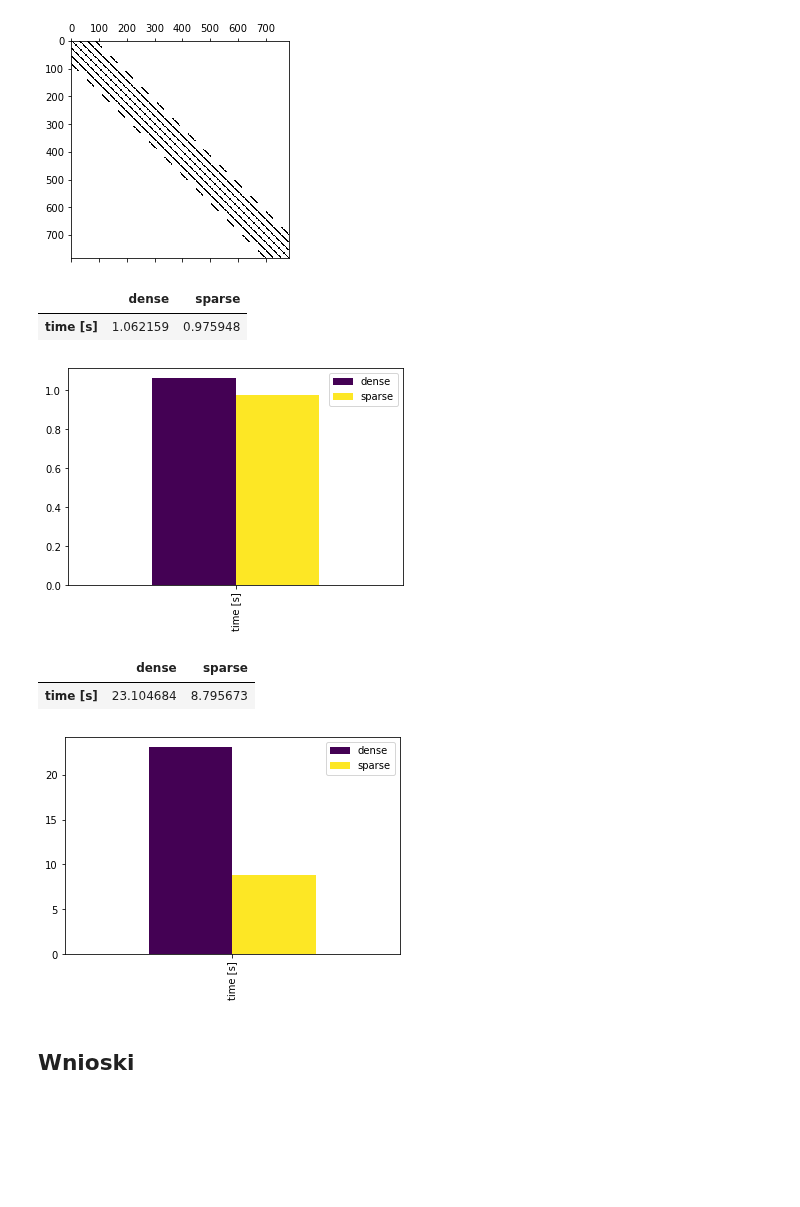
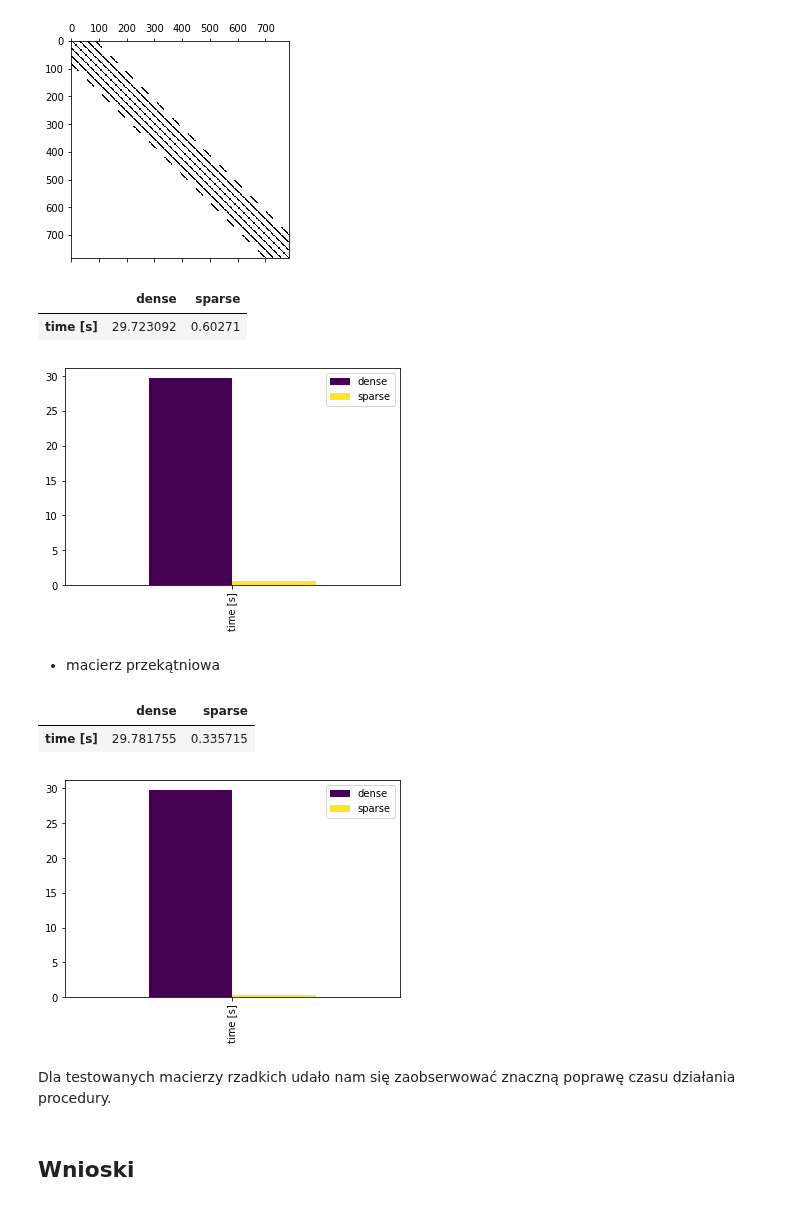
Before and after one commit to mhawryluk/matrix-algorithms, a Jupyter notebook: lab4/lab4.ipynb, the cells around one changed output. Cells and saved outputs as stored; diff of their text form; code cells hidden in the pictures; blank space fills up the shorter version.

```diff
--- a/lab4/lab4.ipynb
+++ b/lab4/lab4.ipynb
@@ -37,7 +39,8 @@ def cholesky_LLT(matrix):
         vk = [A[k, j] for j in range(k+1, n)]
 
         for j in range(k+1, n):
-            A[j, j:n] -= A[k, j:n]*vk[j-k-1]
+            for m in range(j, n):
+                A[j, m] -= A[k, m]*vk[j-k-1]
 
     return np.triu(A).T
 # %% [markdown]
@@ -337,15 +346,19 @@ plt.show()
 compare_times(matrices['4a'])
 # %% [output]
 |  | dense | sparse |
-| time [s] | 1.062159 | 0.975948 |
+| time [s] | 29.723092 | 0.60271 |
-[figure, old version]
+[figure, new version]
+# %% [markdown]
+* macierz przekątniowa
 # %%
-diagonal_matrix = np.eye(3000, 3000)
+diagonal_matrix = np.eye(784, 784)
 compare_times(diagonal_matrix)
 # %% [output]
 |  | dense | sparse |
-| time [s] | 23.104684 | 8.795673 |
+| time [s] | 29.781755 | 0.335715 |
-[figure, old version]
+[figure, new version]
+# %% [markdown]
+Dla testowanych macierzy rzadkich udało nam się zaobserwować znaczną poprawę czasu działania procedury.
 # %% [markdown]
 ## Wnioski
 # %% [markdown]
```
Also changed, not shown: parts of 7 cells of this notebook.
